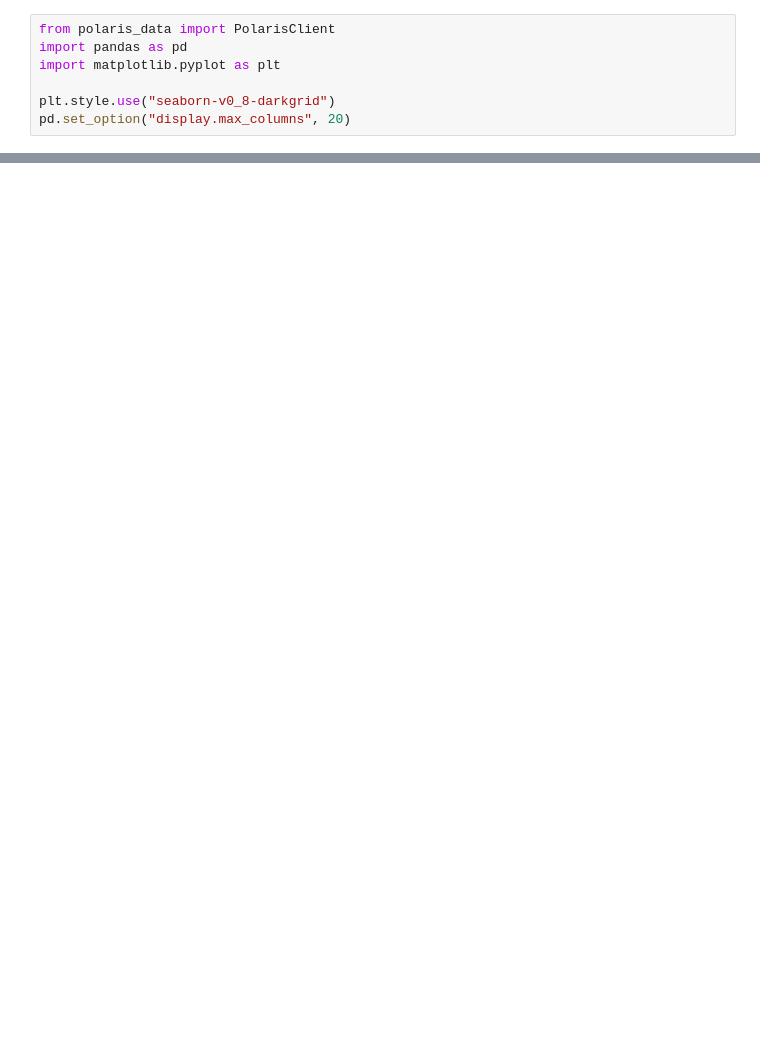
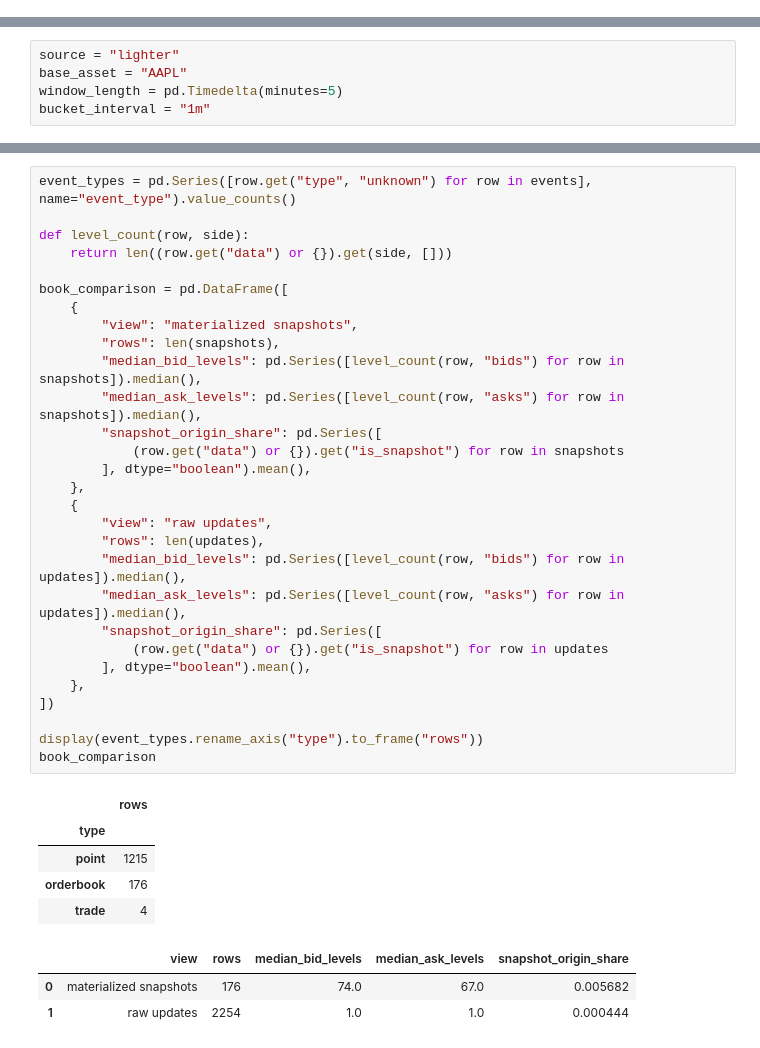
Before and after one commit to polaris-data/notebooks, a Jupyter notebook: notebooks/lighter_aapl_standardized_schema_tour.ipynb, the cells around one changed output, grey strips where cells are left out. Drawn from its saved outputs; the diff is of its cells as text; blank space fills up the shorter version.

```diff
--- a/notebooks/lighter_aapl_standardized_schema_tour.ipynb
+++ b/notebooks/lighter_aapl_standardized_schema_tour.ipynb
@@ -23,7 +0,0 @@ The notebook discovers the live catalog entry first, then picks a short recent w
-# %%
-from polaris_data import PolarisClient
-import pandas as pd
-import matplotlib.pyplot as plt
-
-plt.style.use("seaborn-v0_8-darkgrid")
-pd.set_option("display.max_columns", 20)
@@ -401,0 +68,5 @@ plt.show()
+# %%
+source = "lighter"
+base_asset = "AAPL"
+window_length = pd.Timedelta(minutes=5)
+bucket_interval = "1m"
@@ -401,0 +221,38 @@ plt.show()
+# %%
+event_types = pd.Series([row.get("type", "unknown") for row in events], name="event_type").value_counts()
+
+def level_count(row, side):
+    return len((row.get("data") or {}).get(side, []))
+
+book_comparison = pd.DataFrame([
+    {
+        "view": "materialized snapshots",
+        "rows": len(snapshots),
+        "median_bid_levels": pd.Series([level_count(row, "bids") for row in snapshots]).median(),
+        "median_ask_levels": pd.Series([level_count(row, "asks") for row in snapshots]).median(),
+        "snapshot_origin_share": pd.Series([
+            (row.get("data") or {}).get("is_snapshot") for row in snapshots
+        ], dtype="boolean").mean(),
+    },
+    {
+        "view": "raw updates",
+        "rows": len(updates),
+        "median_bid_levels": pd.Series([level_count(row, "bids") for row in updates]).median(),
+        "median_ask_levels": pd.Series([level_count(row, "asks") for row in updates]).median(),
+        "snapshot_origin_share": pd.Series([
+            (row.get("data") or {}).get("is_snapshot") for row in updates
+        ], dtype="boolean").mean(),
+    },
+])
+
+display(event_types.rename_axis("type").to_frame("rows"))
+book_comparison
+# %% [output]
+|  | rows |
+| type |  |
+| point | 1215 |
+| orderbook | 176 |
+| trade | 4 |
+|  | view | rows | median_bid_levels | median_ask_levels | snapshot_origin_share |
+| 0 | materialized snapshots | 176 | 74.0 | 67.0 | 0.005682 |
+| 1 | raw updates | 2254 | 1.0 | 1.0 | 0.000444 |
```
Also changed, not shown: parts of 34 cells of this notebook, 7 other files.
